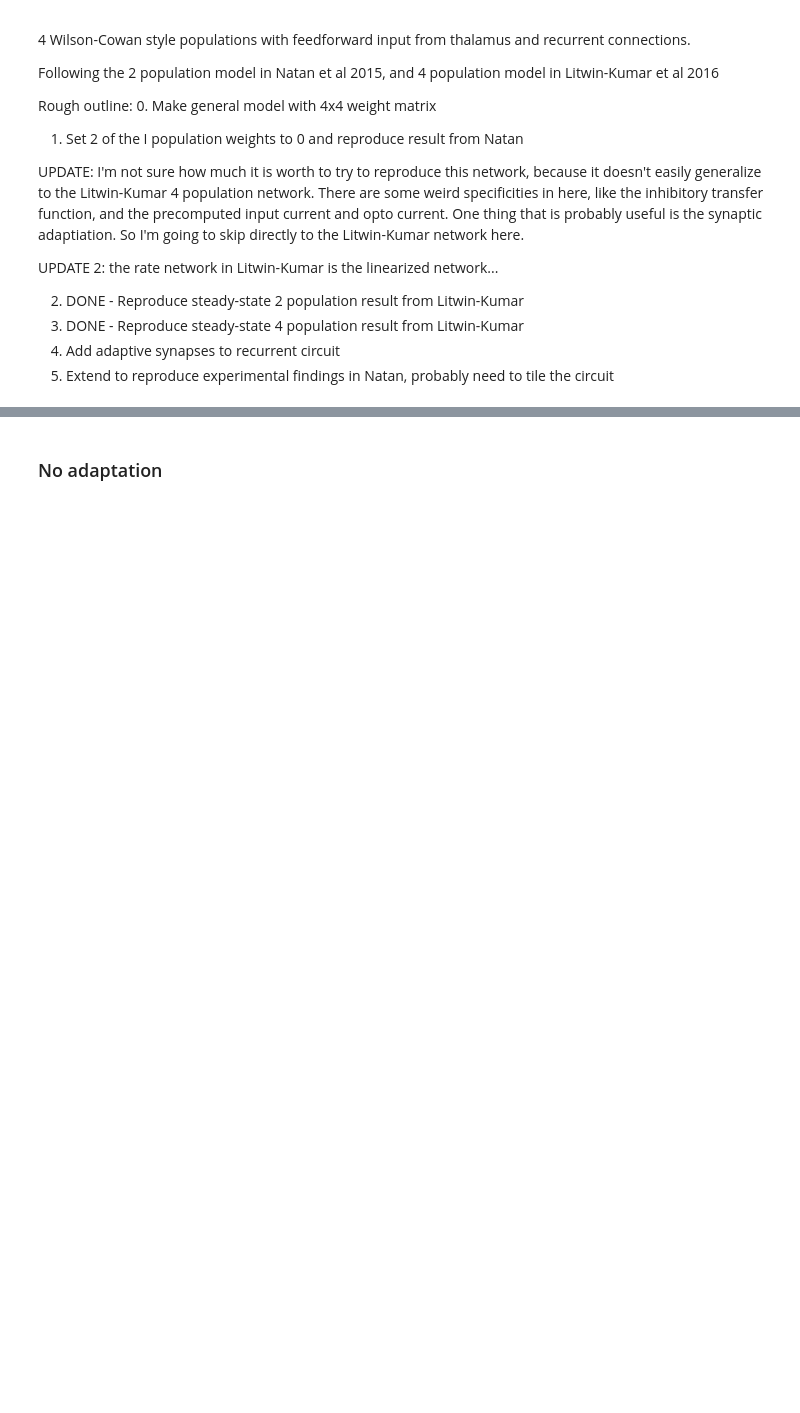
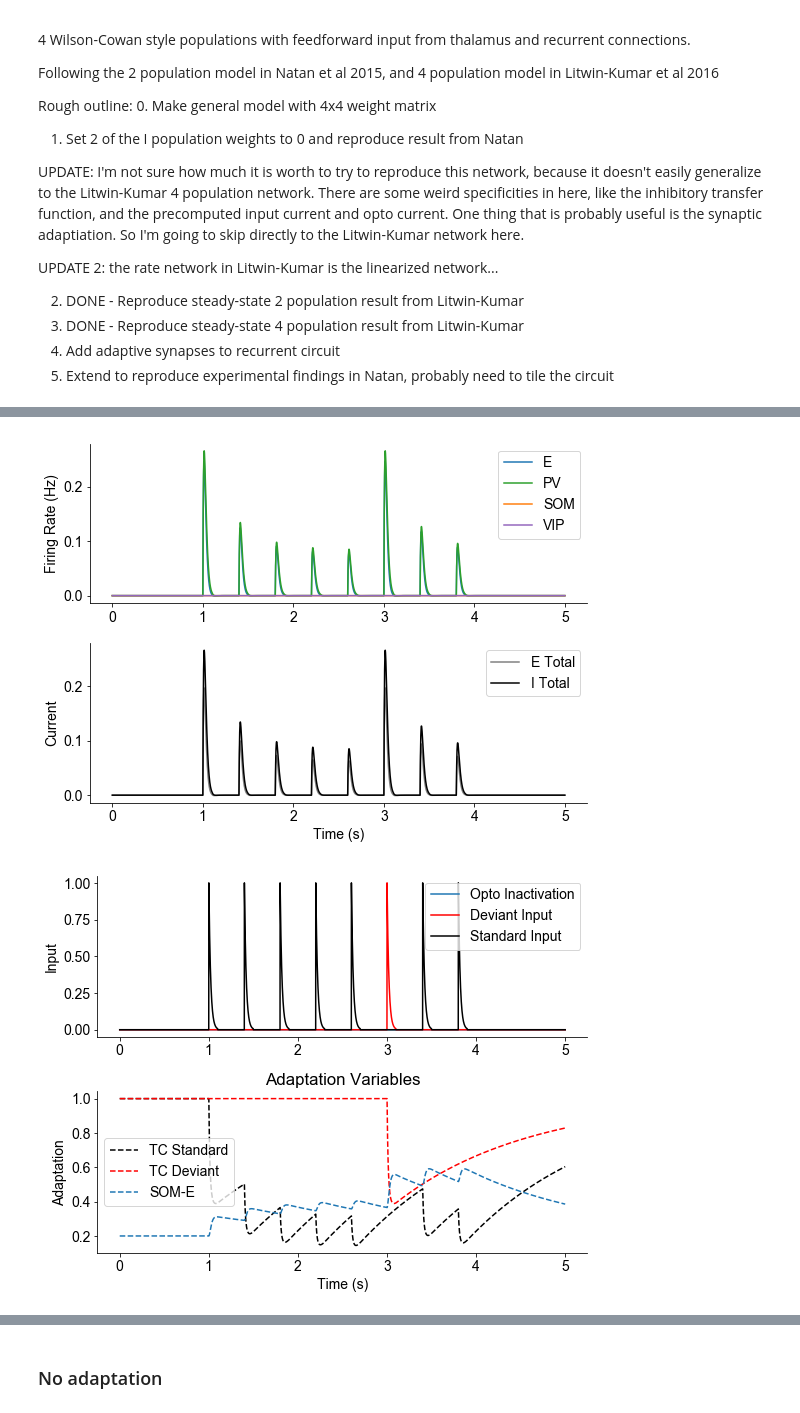
Before and after one commit to rdgao/1E3I, a Jupyter notebook: notebooks/rate_model.ipynb, the cells around one changed output, grey strips where cells are left out. Drawn from its saved outputs; the diff is of its cells as text; code cells hidden in the pictures; blank space fills up the shorter version.

Commit message:
E to SOM facilitation is in but need to tune numbers

```diff
--- a/notebooks/rate_model.ipynb
+++ b/notebooks/rate_model.ipynb
@@ -41,7 +41,7 @@ def network_TC_adapt(y, t, W, T, T_adapt, g0):
     # network with thalamocortical adaptation
     # y represents the firing rate of the units and the adaptation variables
     # 0-3 are the unit rates; 4-5 are TC synapses for std tone (E & PV), 6-7 are for deviant
-    r, g_std, g_dev = y[:4], y[4:6], y[6:8]
+    r, g_std, g_dev, g_SE = y[:4], y[4:6], y[6:8], y[8]
 
     #thalamic = generic_step_input(t, thalamic_drive, thalamic_onset)
     thalamic_std = time_varying_stim(I_stim_std, t,dt, r.shape[0])
@@ -54,13 +54,21 @@ def network_TC_adapt(y, t, W, T, T_adapt, g0):
     mu = thalamic_std*np.hstack((g_std,[0,0])) + thalamic_dev*np.hstack((g_dev,[0,0])) + opto
 
     # update synaptic adaptation variables
-    r_pre = np.hstack((thalamic_std[:2], thalamic_dev[:2]))
+    #    std thalamic inputs to E/PV, dev thalamic inputs to E/PV, E rate for gSE
+    #    E rate is negated to keep the same adaptation equation and flipping the sign of the depletion component
+    r_pre = np.hstack((thalamic_std[:2], thalamic_dev[:2], 0))
     T_rec, T_dep = T_adapt[0,:], T_adapt[1,:]
-    g = np.hstack((g_std, g_dev))
+    g = np.hstack((g_std, g_dev, g_SE))
     dgdt = (g0-g)/T_rec - (g*r_pre)/T_dep
 
+    dgdt[-1] = (g0[-1]-g[-1])/T_rec[-1] + (g[-1]*r[0])/T_dep[-1]
+
+    # update weight matrix to account for intracortical facilitation
+    W_eff = W
+    W_eff[2,0] *= g_SE
+
     # update rate
-    drdt = (np.dot(W,r)-r + mu)/T
+    drdt = (np.dot(W_eff,r)-r + mu)/T
 
     # tuple all state variables
     dydt = np.hstack((drdt,dgdt))
@@ -133,0 +238,21 @@ def get_max_FR(r_trials):
+# %%
+plt.figure(figsize=(8,6))
+plot_rates(t,r[:,:4], W)
+
+plt.figure(figsize=(8,6))
+plt.subplot(2,1,1)
+plt.plot(t, I_opto, label='Opto Inactivation')
+plt.plot(t,I_stim_dev, 'r', label='Deviant Input')
+plt.plot(t,I_stim_std, 'k', label='Standard Input')
+plt.ylabel('Input'); sns.despine(); plt.legend()
+
+plt.subplot(2,1,2)
+plt.plot(t,r[:,4], 'k--', label='TC Standard')
+plt.plot(t,r[:,6], 'r--', label='TC Deviant')
+plt.plot(t,r[:,8], '--', label='SOM-E')
+plt.title('Adaptation Variables'); plt.legend(); sns.despine()
+plt.tight_layout()
+plt.xlabel('Time (s)'); plt.ylabel('Adaptation');
+# %% [output]
+[figure, added]
+[figure, added]
```
Also changed, not shown: parts of 13 cells of this notebook.
